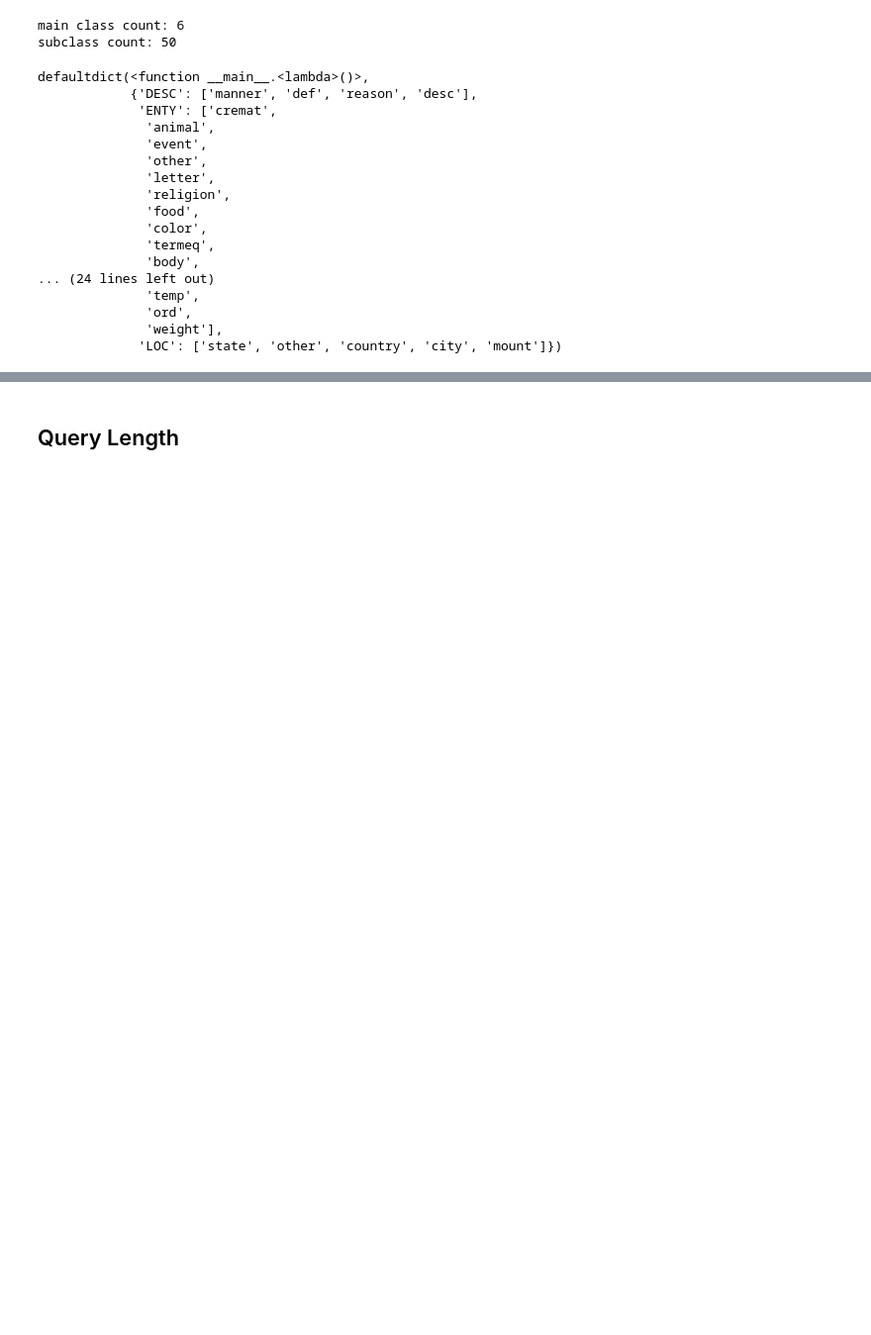
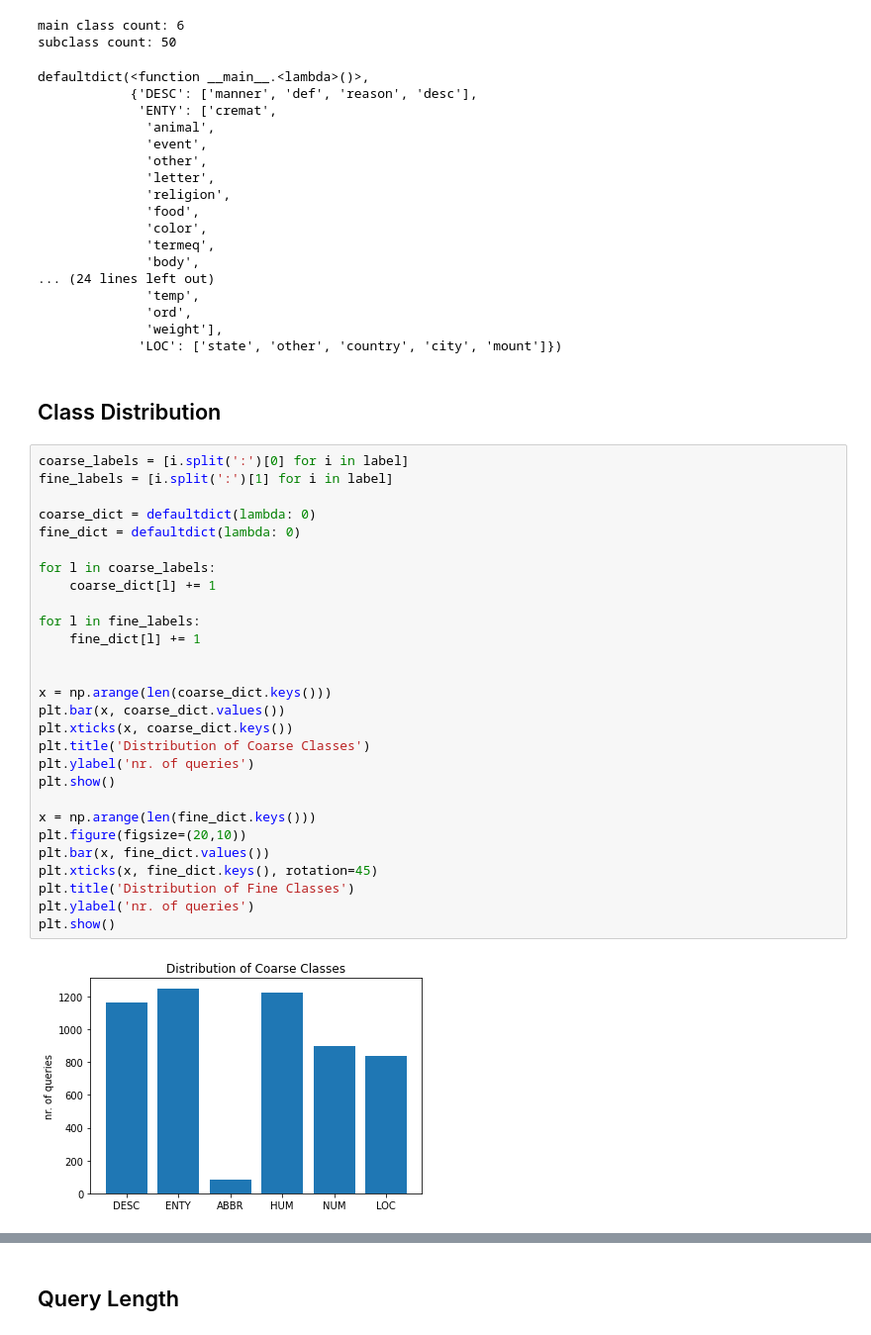
Before and after one commit to AmanDaVinci/question_classification_hierarchical_attention_lstm, a Jupyter notebook: dataset.ipynb, the cells around one changed output, grey strips where cells are left out. Shown at 99% size. Saved outputs shown, nothing was run; the diff lists cells and outputs as text; blank space fills up the shorter version.

```diff
--- a/dataset.ipynb
+++ b/dataset.ipynb
@@ -73,3 +75,35 @@ defaultdict(<function __main__.<lambda>()>,
               'ord',
               'weight'],
              'LOC': ['state', 'other', 'country', 'city', 'mount']})
+# %% [markdown]
+## Class Distribution
+# %%
+coarse_labels = [i.split(':')[0] for i in label]
+fine_labels = [i.split(':')[1] for i in label]
+
+coarse_dict = defaultdict(lambda: 0)
+fine_dict = defaultdict(lambda: 0)
+
+for l in coarse_labels:
+    coarse_dict[l] += 1
+
+for l in fine_labels:
+    fine_dict[l] += 1
+
+
+x = np.arange(len(coarse_dict.keys()))
+plt.bar(x, coarse_dict.values())
+plt.xticks(x, coarse_dict.keys())
+plt.title('Distribution of Coarse Classes')
+plt.ylabel('nr. of queries')
+plt.show()
+
+x = np.arange(len(fine_dict.keys()))
+plt.figure(figsize=(20,10))
+plt.bar(x, fine_dict.values())
+plt.xticks(x, fine_dict.keys(), rotation=45)
+plt.title('Distribution of Fine Classes')
+plt.ylabel('nr. of queries')
+plt.show()
+# %% [output]
+[figure, added]
```
Also changed, not shown: parts of 6 cells of this notebook.
